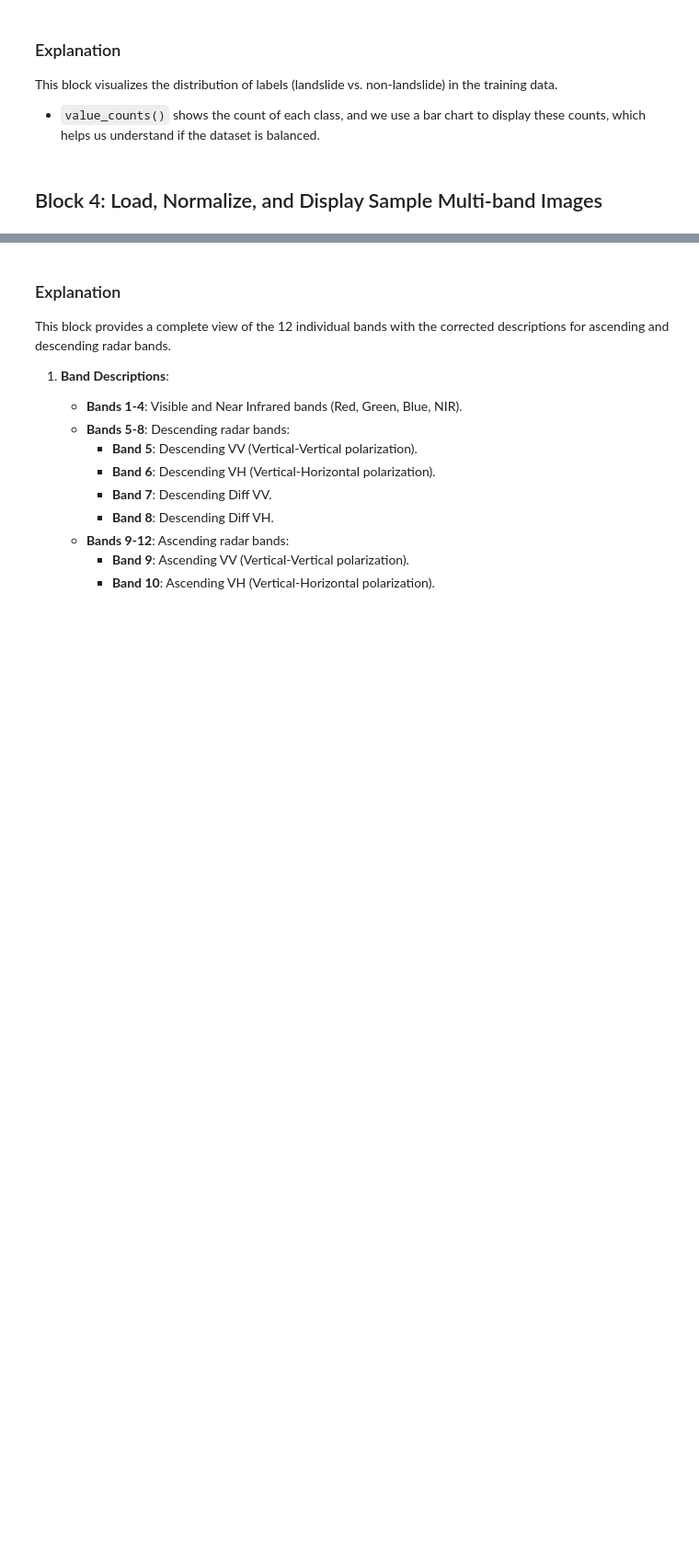
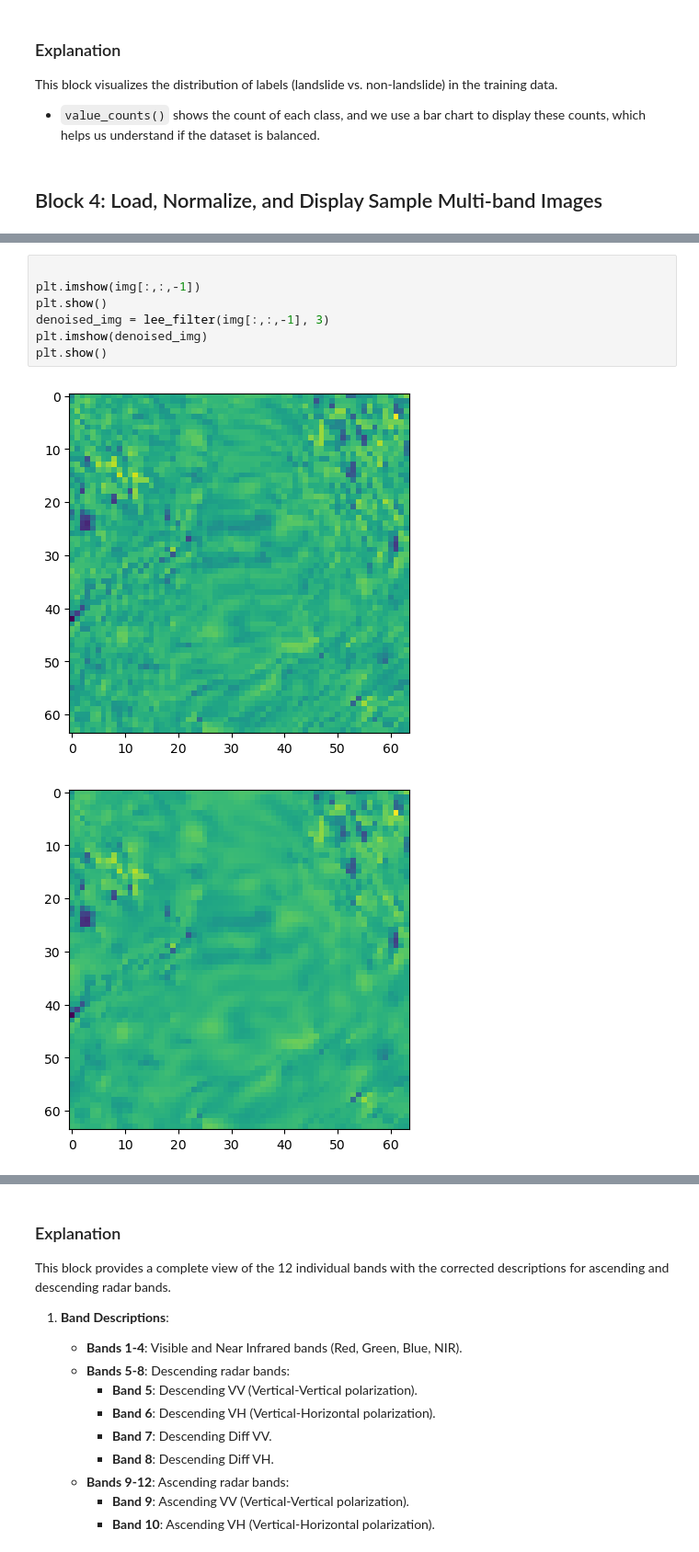
Before and after one commit to PhilipJanz/Landslide-Image-Classification, a Jupyter notebook: notebooks/Starter_Notebook_Landslide_Detection_Challenge.ipynb, the cells around one changed output, grey strips where cells are left out. Shown at 92% size. Drawn from its saved outputs; the diff is of its cells as text; blank space fills up the shorter version.

```diff
--- a/notebooks/Starter_Notebook_Landslide_Detection_Challenge.ipynb
+++ b/notebooks/Starter_Notebook_Landslide_Detection_Challenge.ipynb
@@ -163,0 +231,10 @@ for image_id in example_ids:
+# %%
+
+plt.imshow(img[:,:,-1])
+plt.show()
+denoised_img = lee_filter(img[:,:,-1], 3)
+plt.imshow(denoised_img)
+plt.show()
+# %% [output]
+[figure, added]
+[figure, added]
```
Also changed, not shown: parts of 14 cells of this notebook, 10 other files.
